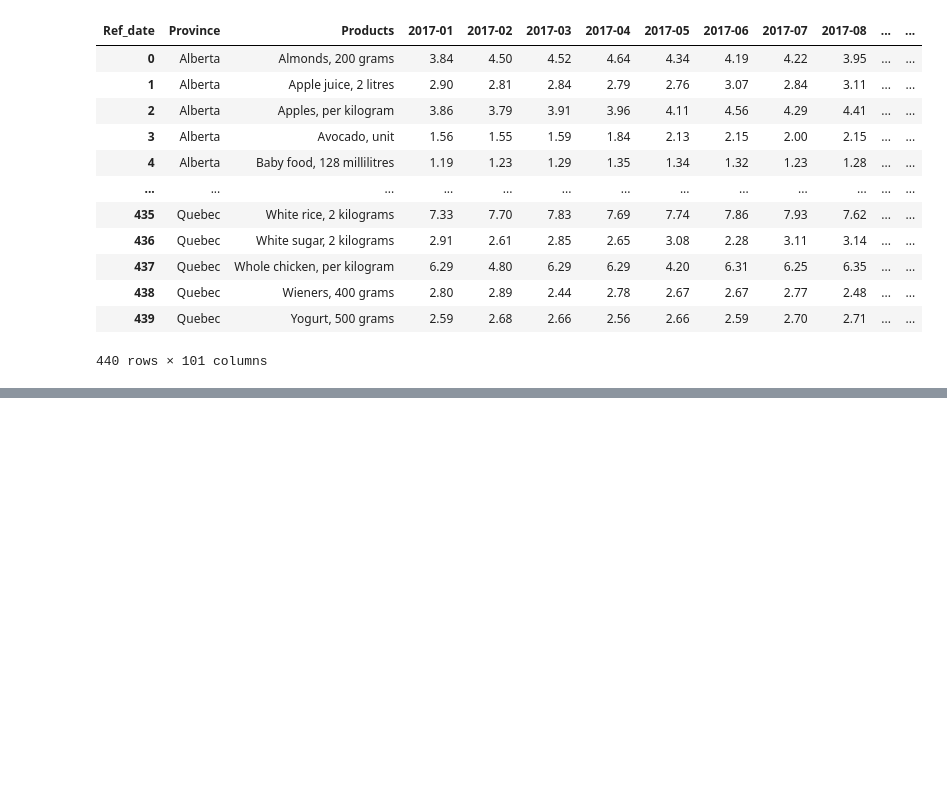
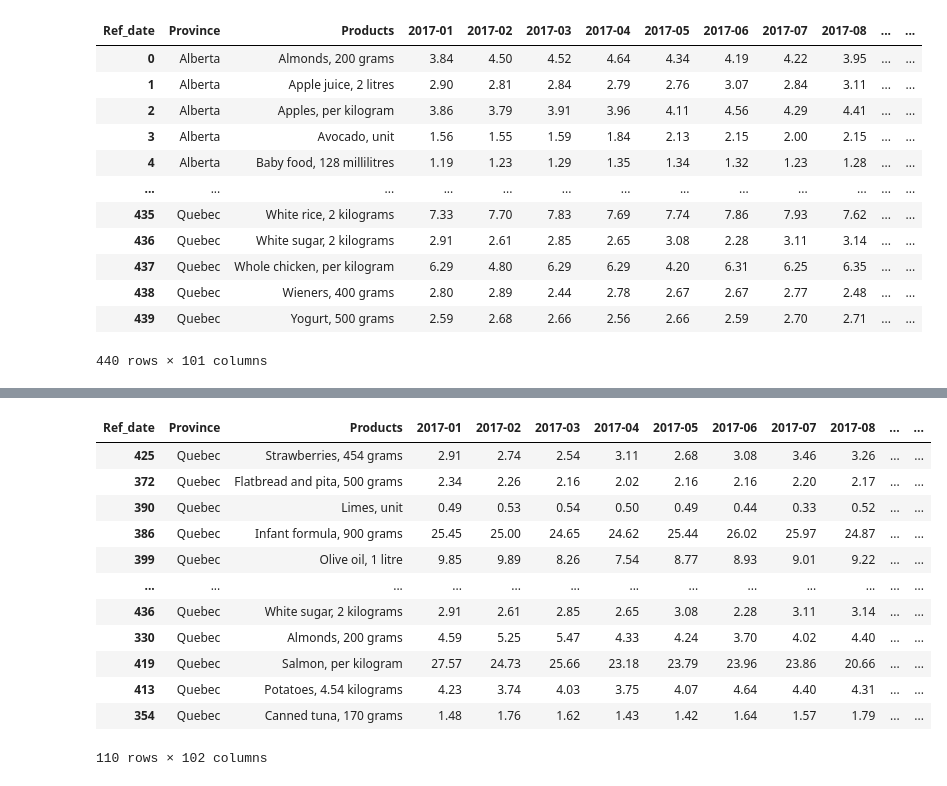
Before and after one commit to RoodraKanwar/Canadian-Food-Products---Data-Analysis, a Jupyter notebook: FoodPricesProvinces.ipynb, the cells around one changed output, grey strips where cells are left out. Cells and saved outputs as stored; diff of their text form; code cells hidden in the pictures; blank space fills up the shorter version.

```diff
--- a/FoodPricesProvinces.ipynb
+++ b/FoodPricesProvinces.ipynb
@@ -242,0 +245,17 @@ pivot_df
+# %%
+pivot_df['Rate_ranking'] = pivot_df.groupby(["Province"]).rank(method='dense',ascending=False)['Rate Change']
+pivot_df[pivot_df['Province']=='Quebec'].sort_values(by='Rate_ranking')
+# %% [output]
+| Ref_date | Province | Products | 2017-01 | 2017-02 | 2017-03 | 2017-04 | 2017-05 | 2017-06 | 2017-07 | 2017-08 | ... | ... |
+| 425 | Quebec | Strawberries, 454 grams | 2.91 | 2.74 | 2.54 | 3.11 | 2.68 | 3.08 | 3.46 | 3.26 | ... | ... |
+| 372 | Quebec | Flatbread and pita, 500 grams | 2.34 | 2.26 | 2.16 | 2.02 | 2.16 | 2.16 | 2.20 | 2.17 | ... | ... |
+| 390 | Quebec | Limes, unit | 0.49 | 0.53 | 0.54 | 0.50 | 0.49 | 0.44 | 0.33 | 0.52 | ... | ... |
+| 386 | Quebec | Infant formula, 900 grams | 25.45 | 25.00 | 24.65 | 24.62 | 25.44 | 26.02 | 25.97 | 24.87 | ... | ... |
+| 399 | Quebec | Olive oil, 1 litre | 9.85 | 9.89 | 8.26 | 7.54 | 8.77 | 8.93 | 9.01 | 9.22 | ... | ... |
+| ... | ... | ... | ... | ... | ... | ... | ... | ... | ... | ... | ... | ... |
+| 436 | Quebec | White sugar, 2 kilograms | 2.91 | 2.61 | 2.85 | 2.65 | 3.08 | 2.28 | 3.11 | 3.14 | ... | ... |
+| 330 | Quebec | Almonds, 200 grams | 4.59 | 5.25 | 5.47 | 4.33 | 4.24 | 3.70 | 4.02 | 4.40 | ... | ... |
+| 419 | Quebec | Salmon, per kilogram | 27.57 | 24.73 | 25.66 | 23.18 | 23.79 | 23.96 | 23.86 | 20.66 | ... | ... |
+| 413 | Quebec | Potatoes, 4.54 kilograms | 4.23 | 3.74 | 4.03 | 3.75 | 4.07 | 4.64 | 4.40 | 4.31 | ... | ... |
+| 354 | Quebec | Canned tuna, 170 grams | 1.48 | 1.76 | 1.62 | 1.43 | 1.42 | 1.64 | 1.57 | 1.79 | ... | ... |
+110 rows × 102 columns
```
Also changed, not shown: parts of 12 cells of this notebook.
